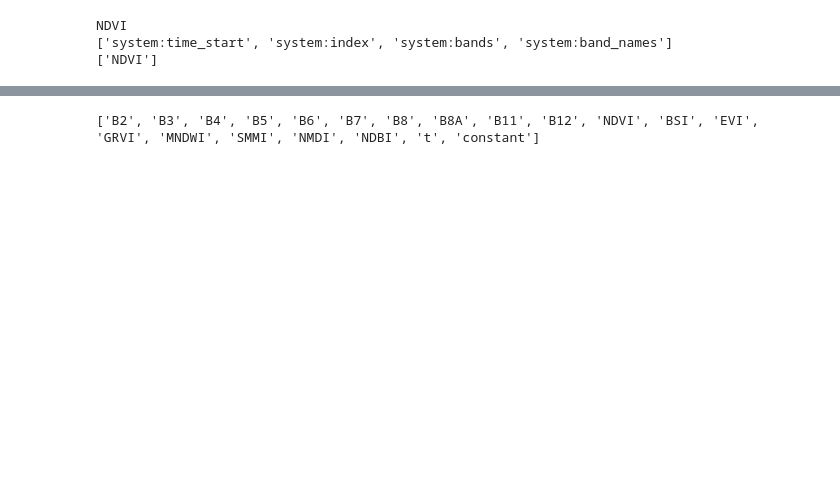
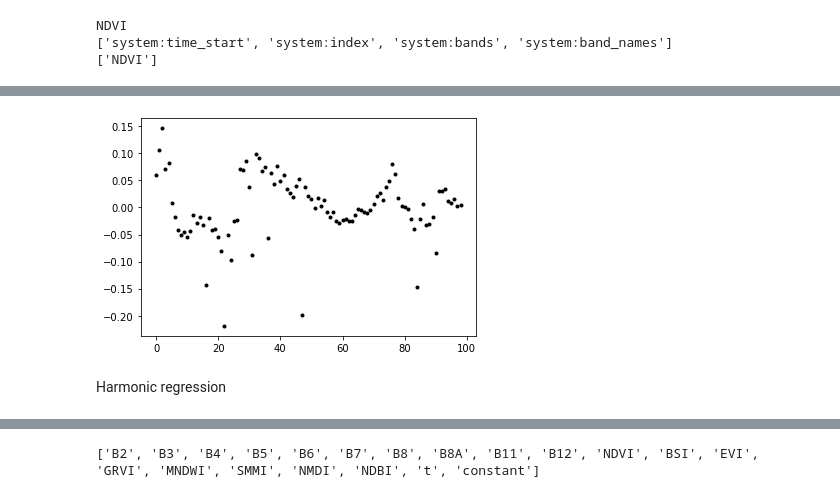
Before and after one commit to SuzannaLin/GEE_LULC, a Jupyter notebook: EARSeL_Nice.ipynb, the cells around one changed output, grey strips where cells are left out. Saved outputs shown, nothing was run; the diff lists cells and outputs as text; code cells hidden in the pictures; blank space fills up the shorter version.

```diff
--- a/EARSeL_Nice.ipynb
+++ b/EARSeL_Nice.ipynb
@@ -658,3 +609,13 @@ TypeError: ee_object must be an ee.FeatureCollection
+# %%
+# roi_baresoil
+data = index_area(detrended, 'NDVI', roi_baresoil)
+plt.plot(list(data.values()),  '.', color='black')
+
+plt.show()
+# %% [output]
+[figure, added]
+# %% [markdown]
+Harmonic regression
 # %%
 # Use these independent variables in the harmonic regression.
 harmonicIndependents = ee.List(['constant', 't', 'cos', 'sin'])
```
Also changed, not shown: parts of 104 cells of this notebook.
